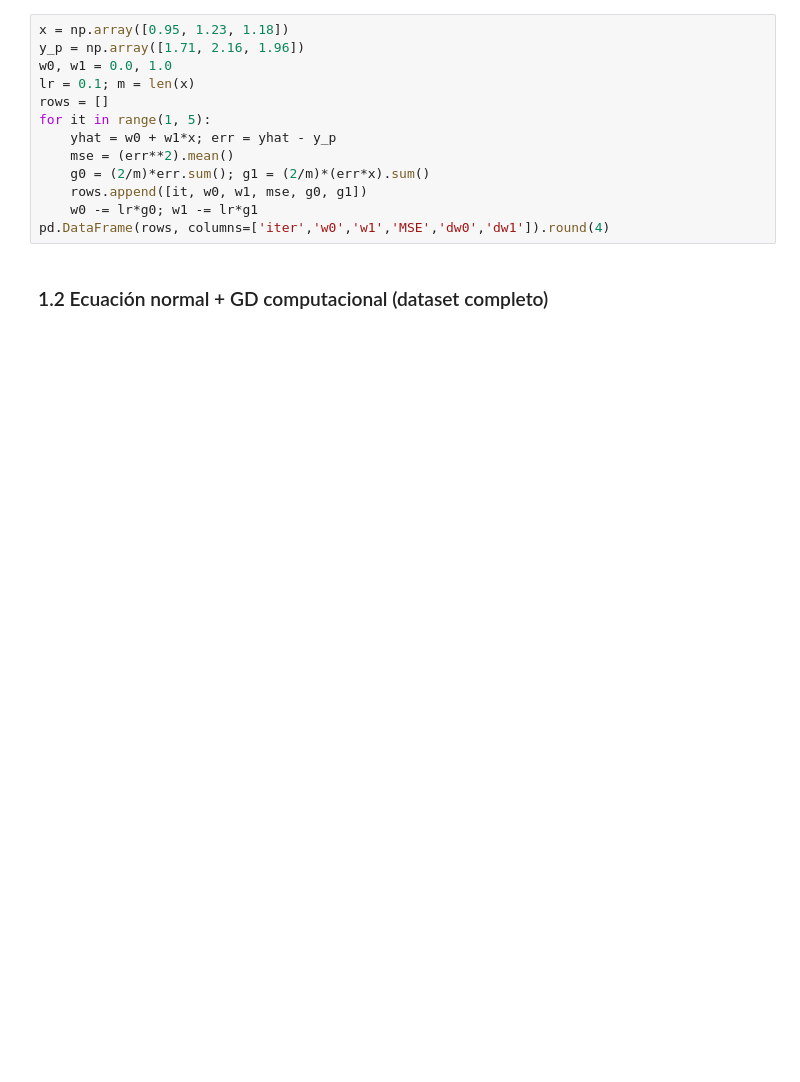
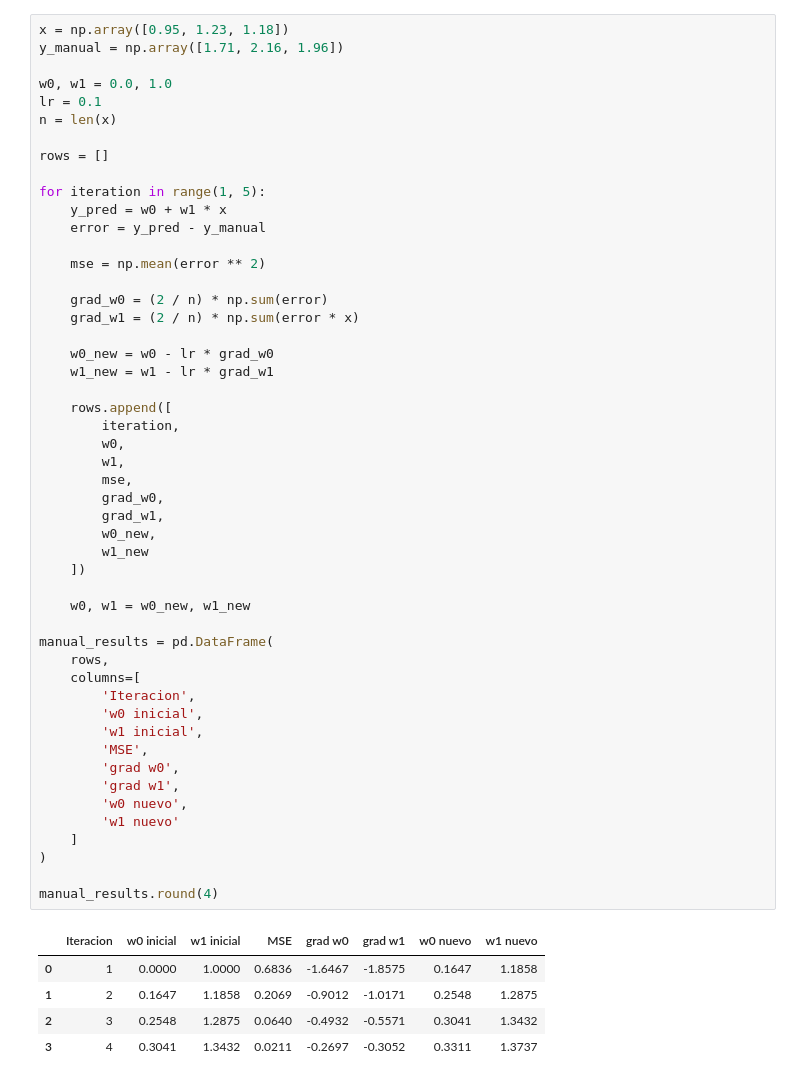
Before and after one commit to joelm2405/ml-telco-churn-grupo10, a Jupyter notebook: notebooks/Proyecto_ML_ActividadA.ipynb, the cells around one changed output. Saved outputs shown, nothing was run; the diff lists cells and outputs as text; blank space fills up the shorter version.

```diff
--- a/notebooks/Proyecto_ML_ActividadA.ipynb
+++ b/notebooks/Proyecto_ML_ActividadA.ipynb
@@ -18,15 +84,56 @@ pd.DataFrame(DATA, columns=['Area', 'Hab', 'Antig', 'Dist', 'Precio'])
 # %%
 x = np.array([0.95, 1.23, 1.18])
-y_p = np.array([1.71, 2.16, 1.96])
+y_manual = np.array([1.71, 2.16, 1.96])
+
 w0, w1 = 0.0, 1.0
-lr = 0.1; m = len(x)
+lr = 0.1
+n = len(x)
+
 rows = []
-for it in range(1, 5):
-    yhat = w0 + w1*x; err = yhat - y_p
-    mse = (err**2).mean()
-    g0 = (2/m)*err.sum(); g1 = (2/m)*(err*x).sum()
-    rows.append([it, w0, w1, mse, g0, g1])
-    w0 -= lr*g0; w1 -= lr*g1
-pd.DataFrame(rows, columns=['iter','w0','w1','MSE','dw0','dw1']).round(4)
+
+for iteration in range(1, 5):
+    y_pred = w0 + w1 * x
+    error = y_pred - y_manual
+
+    mse = np.mean(error ** 2)
+
+    grad_w0 = (2 / n) * np.sum(error)
+    grad_w1 = (2 / n) * np.sum(error * x)
+
+    w0_new = w0 - lr * grad_w0
+    w1_new = w1 - lr * grad_w1
+
+    rows.append([
+        iteration,
+        w0,
+        w1,
+        mse,
+        grad_w0,
+        grad_w1,
+        w0_new,
+        w1_new
+    ])
+
+    w0, w1 = w0_new, w1_new
+
+manual_results = pd.DataFrame(
+    rows,
+    columns=[
+        'Iteracion',
+        'w0 inicial',
+        'w1 inicial',
+        'MSE',
+        'grad w0',
+        'grad w1',
+        'w0 nuevo',
+        'w1 nuevo'
+    ]
+)
+
+manual_results.round(4)
+# %% [output]
+|  | Iteracion | w0 inicial | w1 inicial | MSE | grad w0 | grad w1 | w0 nuevo | w1 nuevo |
+| 0 | 1 | 0.0000 | 1.0000 | 0.6836 | -1.6467 | -1.8575 | 0.1647 | 1.1858 |
+| 1 | 2 | 0.1647 | 1.1858 | 0.2069 | -0.9012 | -1.0171 | 0.2548 | 1.2875 |
+| 2 | 3 | 0.2548 | 1.2875 | 0.0640 | -0.4932 | -0.5571 | 0.3041 | 1.3432 |
+| 3 | 4 | 0.3041 | 1.3432 | 0.0211 | -0.2697 | -0.3052 | 0.3311 | 1.3737 |
-# %% [markdown]
-### 1.2 Ecuación normal + GD computacional (dataset completo)
```
Also changed, not shown: parts of 34 cells of this notebook.
